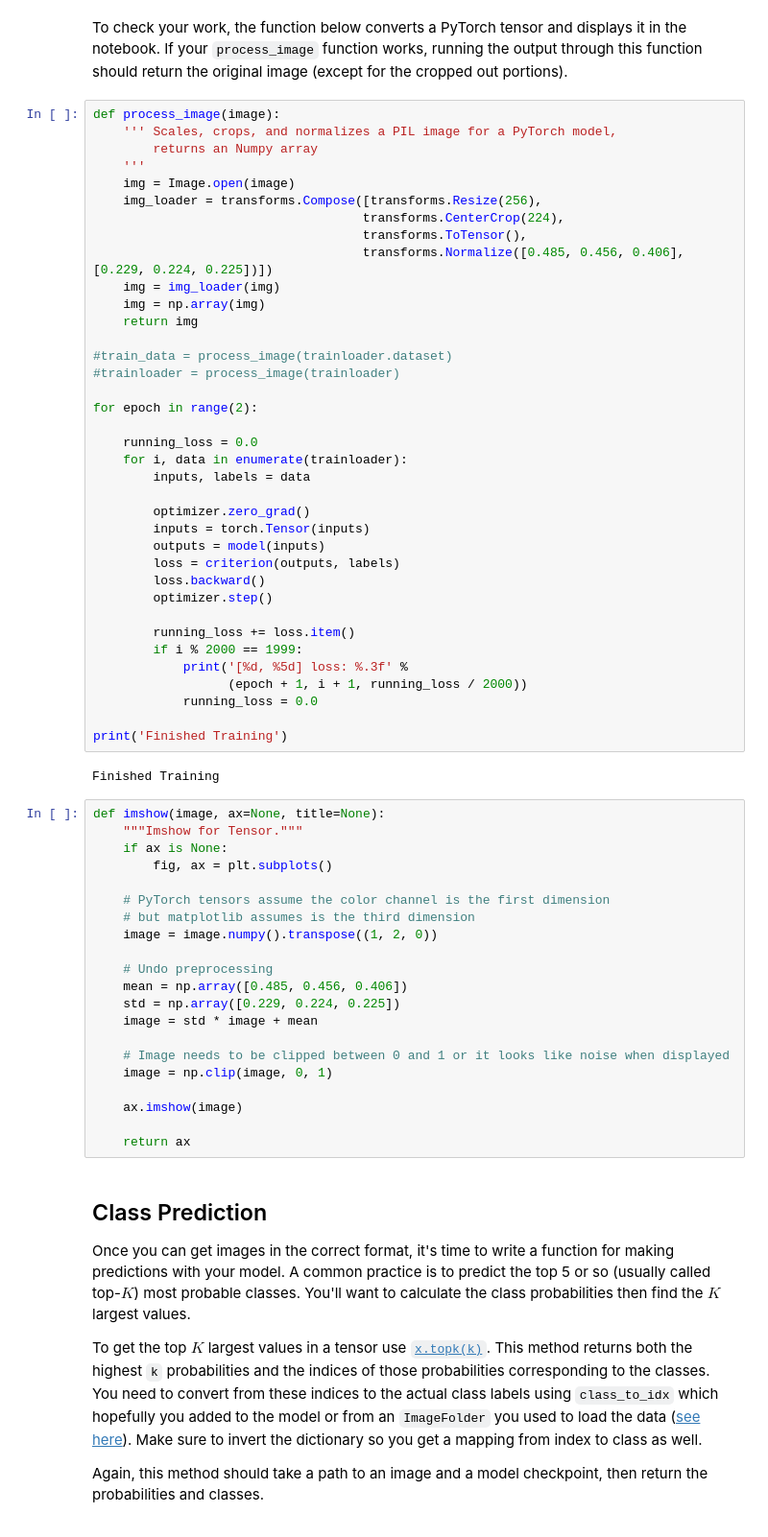
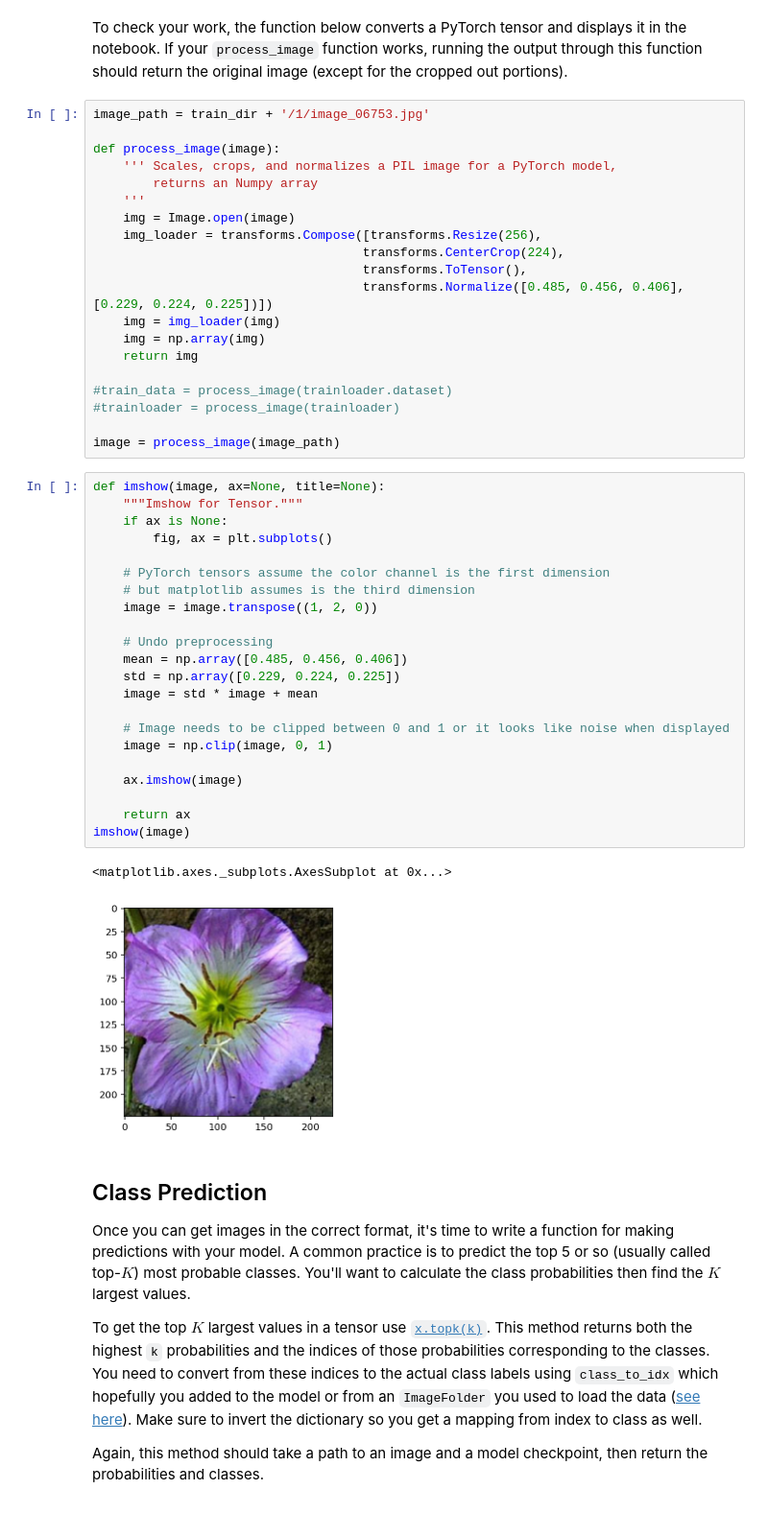
Before and after one commit to madisonestabrook/PyTorch_Lab, a Jupyter notebook: Image Classifier Project.ipynb, the cells around one changed output. Shown: that part at 96% size. Saved outputs shown, nothing was run; the diff lists cells and outputs as text.

```diff
--- a/Image Classifier Project.ipynb
+++ b/Image Classifier Project.ipynb
@@ -172,6 +195,8 @@ And finally, PyTorch expects the color channel to be the first dimension but it'
 # %% [markdown]
 To check your work, the function below converts a PyTorch tensor and displays it in the notebook. If your `process_image` function works, running the output through this function should return the original image (except for the cropped out portions).
 # %%
+image_path = train_dir + '/1/image_06753.jpg'
+
 def process_image(image):
     ''' Scales, crops, and normalizes a PIL image for a PyTorch model,
         returns an Numpy array
@@ -188,49 +213,32 @@ def process_image(image):
 #train_data = process_image(trainloader.dataset)
 #trainloader = process_image(trainloader)
 
-for epoch in range(2):
-
-    running_loss = 0.0
-    for i, data in enumerate(trainloader):
-        inputs, labels = data
-
-        optimizer.zero_grad()
-        inputs = torch.Tensor(inputs)
-        outputs = model(inputs)
-        loss = criterion(outputs, labels)
-        loss.backward()
-        optimizer.step()
-
-        running_loss += loss.item()
-        if i % 2000 == 1999:
-            print('[%d, %5d] loss: %.3f' %
-                  (epoch + 1, i + 1, running_loss / 2000))
-            running_loss = 0.0
-
-print('Finished Training')
+image = process_image(image_path)
-# %% [output]
-Finished Training
 # %%
 def imshow(image, ax=None, title=None):
     """Imshow for Tensor."""
     if ax is None:
         fig, ax = plt.subplots()
 
     # PyTorch tensors assume the color channel is the first dimension
     # but matplotlib assumes is the third dimension
-    image = image.numpy().transpose((1, 2, 0))
+    image = image.transpose((1, 2, 0))
 
     # Undo preprocessing
     mean = np.array([0.485, 0.456, 0.406])
     std = np.array([0.229, 0.224, 0.225])
     image = std * image + mean
 
     # Image needs to be clipped between 0 and 1 or it looks like noise when displayed
     image = np.clip(image, 0, 1)
 
     ax.imshow(image)
 
     return ax
+imshow(image)
+# %% [output]
+<matplotlib.axes._subplots.AxesSubplot at 0x...>
+[figure, added]
 # %% [markdown]
 ## Class Prediction
 
```
Also changed, not shown: parts of 2 cells of this notebook.
